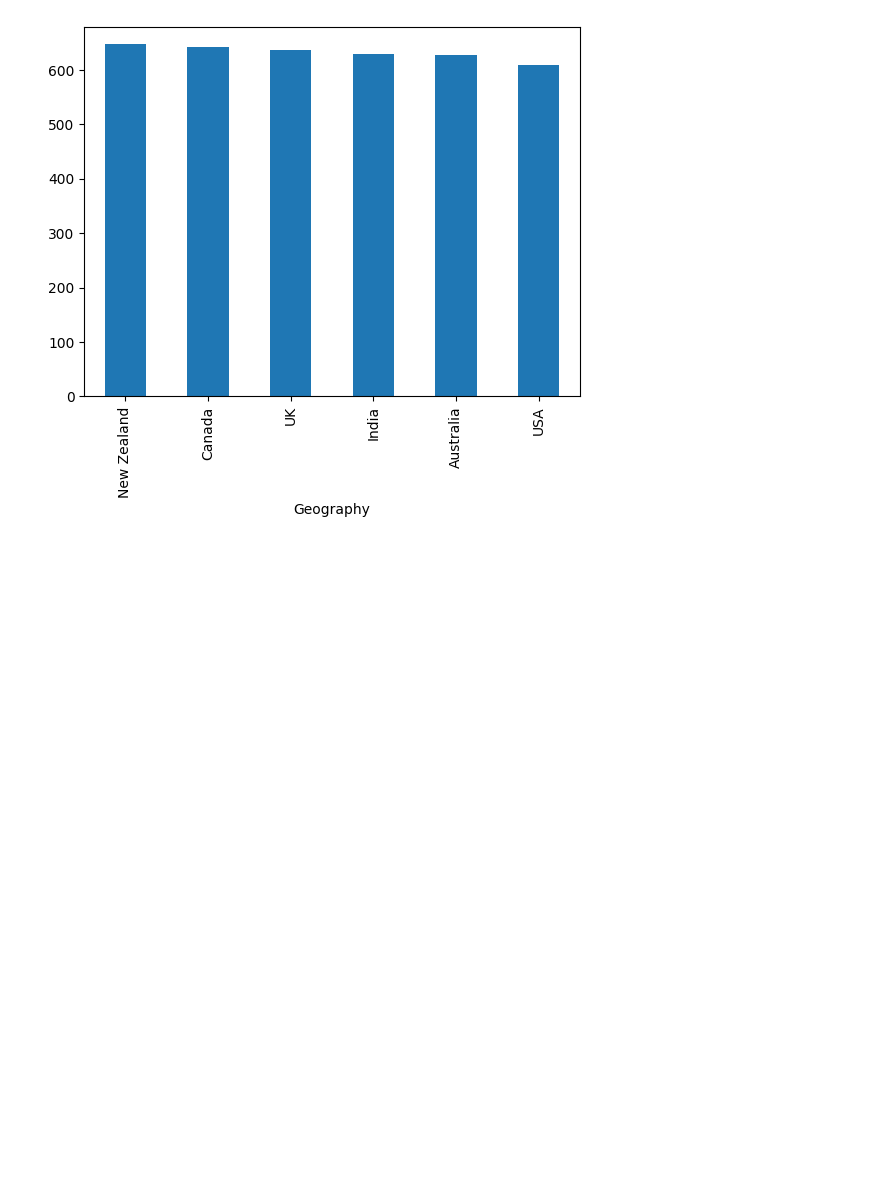
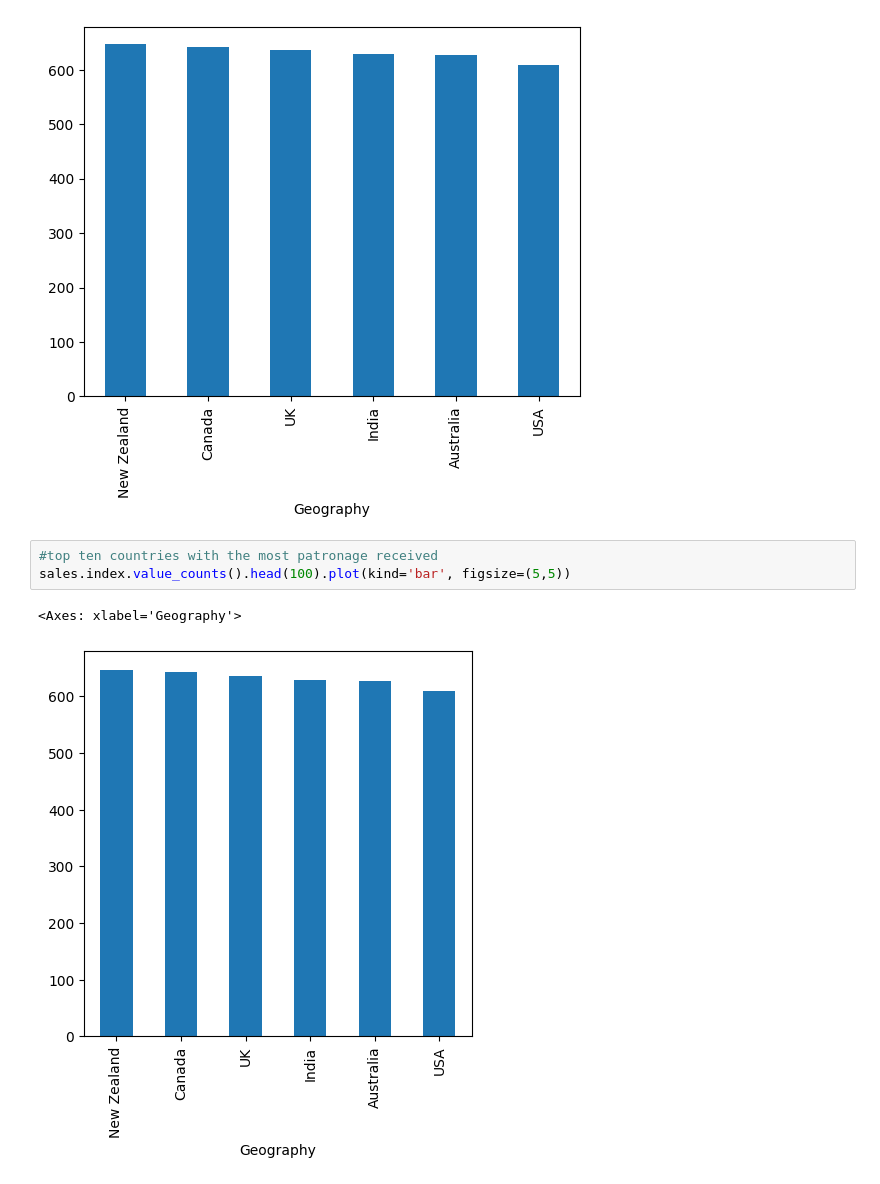
Before and after one commit to KudoroEsther/Files-Data_Analysis-, a Jupyter notebook: Task15/Task_15_Pandas_101.ipynb, the cells around one changed output. Saved outputs shown, nothing was run; the diff lists cells and outputs as text; blank space fills up the shorter version.

```diff
--- a/Task15/Task_15_Pandas_101.ipynb
+++ b/Task15/Task_15_Pandas_101.ipynb
@@ -205,3 +205,9 @@ sales.index.value_counts().head(10).plot(kind='bar')
 # %% [output]
 <Axes: xlabel='Geography'>
 [figure]
+# %%
+#top ten countries with the most patronage received
+sales.index.value_counts().head(100).plot(kind='bar', figsize=(5,5))
+# %% [output]
+<Axes: xlabel='Geography'>
+[figure, added]
```
Also changed, not shown: parts of 1 cell of this notebook, 2 other files.
